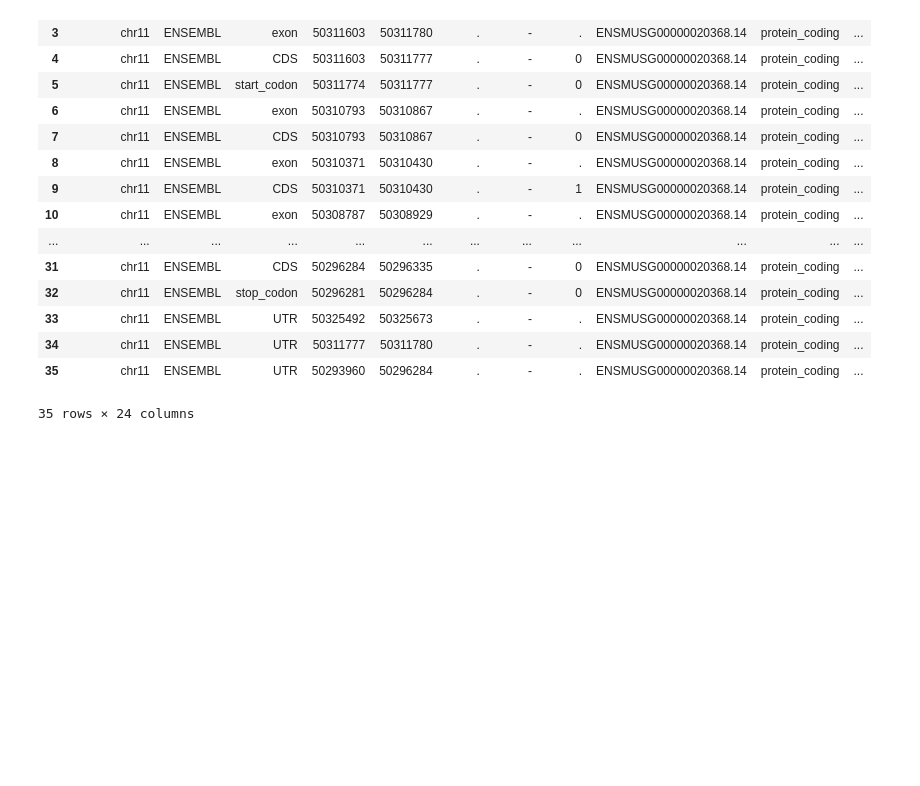
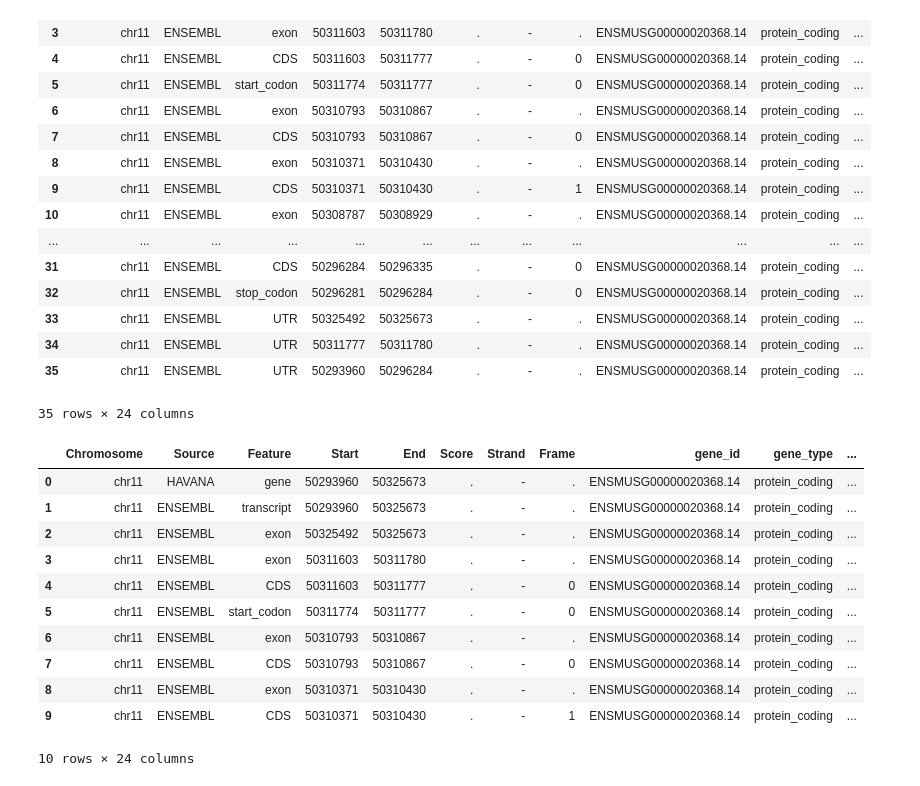
Before and after one commit to mortazavilab/cerberus, a Jupyter notebook: dev.ipynb, the cells around one changed output. Saved outputs shown, nothing was run; the diff lists cells and outputs as text; code cells hidden in the pictures; blank space fills up the shorter version.

```diff
--- a/dev.ipynb
+++ b/dev.ipynb
@@ -613,3 +634,18 @@ df.loc[df.transcript_name == 'Canx-201']
 | 34 | chr11 | ENSEMBL | UTR | 50311777 | 50311780 | . | - | . | ENSMUSG00000020368.14 | protein_coding | ... |
 | 35 | chr11 | ENSEMBL | UTR | 50293960 | 50296284 | . | - | . | ENSMUSG00000020368.14 | protein_coding | ... |
 35 rows × 24 columns
+# %%
+df.head(10)
+# %% [output]
+|  | Chromosome | Source | Feature | Start | End | Score | Strand | Frame | gene_id | gene_type | ... |
+| 0 | chr11 | HAVANA | gene | 50293960 | 50325673 | . | - | . | ENSMUSG00000020368.14 | protein_coding | ... |
+| 1 | chr11 | ENSEMBL | transcript | 50293960 | 50325673 | . | - | . | ENSMUSG00000020368.14 | protein_coding | ... |
+| 2 | chr11 | ENSEMBL | exon | 50325492 | 50325673 | . | - | . | ENSMUSG00000020368.14 | protein_coding | ... |
+| 3 | chr11 | ENSEMBL | exon | 50311603 | 50311780 | . | - | . | ENSMUSG00000020368.14 | protein_coding | ... |
+| 4 | chr11 | ENSEMBL | CDS | 50311603 | 50311777 | . | - | 0 | ENSMUSG00000020368.14 | protein_coding | ... |
+| 5 | chr11 | ENSEMBL | start_codon | 50311774 | 50311777 | . | - | 0 | ENSMUSG00000020368.14 | protein_coding | ... |
+| 6 | chr11 | ENSEMBL | exon | 50310793 | 50310867 | . | - | . | ENSMUSG00000020368.14 | protein_coding | ... |
+| 7 | chr11 | ENSEMBL | CDS | 50310793 | 50310867 | . | - | 0 | ENSMUSG00000020368.14 | protein_coding | ... |
+| 8 | chr11 | ENSEMBL | exon | 50310371 | 50310430 | . | - | . | ENSMUSG00000020368.14 | protein_coding | ... |
+| 9 | chr11 | ENSEMBL | CDS | 50310371 | 50310430 | . | - | 1 | ENSMUSG00000020368.14 | protein_coding | ... |
+10 rows × 24 columns
```
Also changed, not shown: parts of 2 cells of this notebook, 3 other files.
